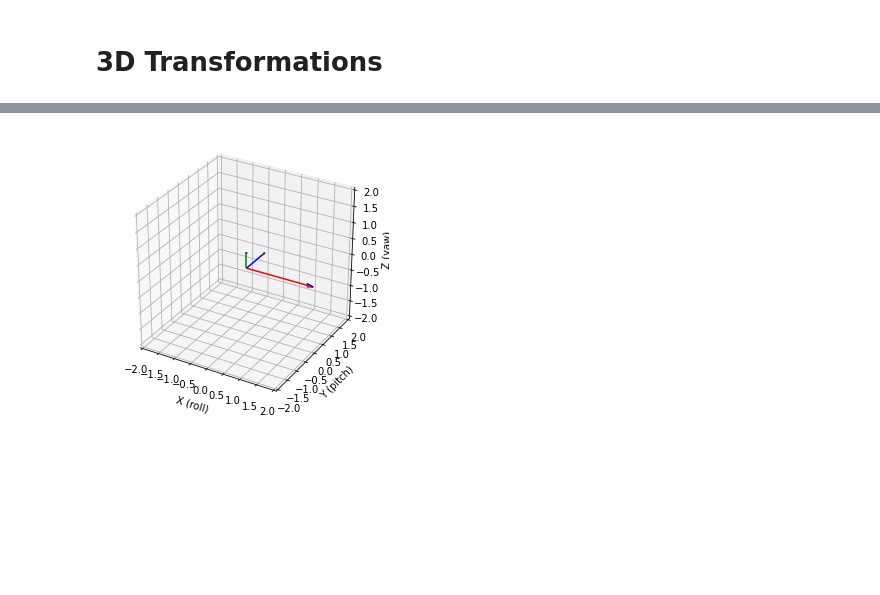
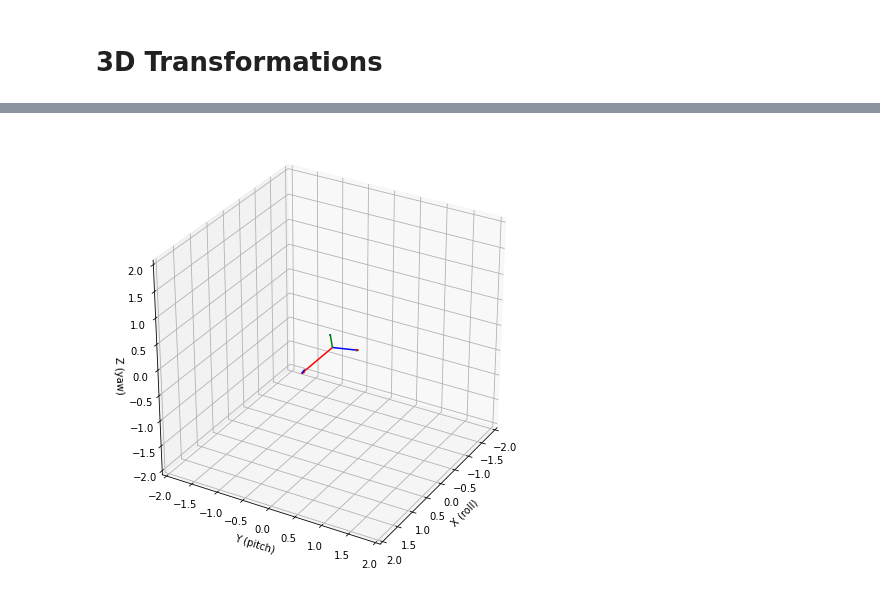
Before and after one commit to krissydolor/Linear-Algebra, a Jupyter notebook: Lab 10 - Linear Transformations/LinAlg Lab 10.ipynb, the cells around one changed output, grey strips where cells are left out. Cells and saved outputs as stored; diff of their text form; code cells hidden in the pictures; blank space fills up the shorter version.

```diff
--- a/Lab 10 - Linear Transformations/LinAlg Lab 10.ipynb
+++ b/Lab 10 - Linear Transformations/LinAlg Lab 10.ipynb
@@ -152,9 +210,10 @@ plot_quiv(A, r_mat)
 # %% [markdown]
 # 3D Transformations
 # %%
-def plot_3d_quiv(x, t_mat=np.eye(3)):
-    x_prime = x @ t_mat
-    fig = plt.figure(figsize=(5,5))
+def plot_3d_quiv(x, azimuth=0, elevation=0):
+#     x_prime = x @ t_mat
+#     print(x_prime)
+    fig = plt.figure(figsize=(8,8))
     ax1 = fig.gca(projection='3d')
     ax1.set_xlim([-2, 2])
     ax1.set_ylim([-2, 2])
@@ -164,9 +223,10 @@ def plot_3d_quiv(x, t_mat=np.eye(3)):
     ax1.set_zlabel("Z (yaw)")
 
     origin = (0,0,0)
-    ax1.quiver(origin, origin, origin, x_prime[:,0], x_prime[:,1], x_prime[:,2],
+    ax1.quiver(origin, origin, origin, x[0,:], x[1,:], x[2,:],
                arrow_length_ratio=0.1, colors=['red','blue','green'])
     plt.grid()
+    ax1.view_init(azim=azimuth, elev=elevation)
     plt.show()
 # %%
 X = np.eye(3)
@@ -181,6 +241,6 @@ plot_3d_quiv(X, t_mat)
 # %%
-def rot_matrix_3d(theta1, theta2, theta3):
-    alpha = [np.deg2rad(theta1), np.deg2rad(theta2), np.deg2rad(theta3)]
+def rot_matrix_3d(roll, pitch, yaw):
+    alpha = [np.deg2rad(roll), np.deg2rad(pitch), np.deg2rad(yaw)]
     roll = np.array([
         [1,0,0],
         [0, np.cos(alpha[0]), -np.sin(alpha[0])],
@@ -199,12 +259,13 @@ def rot_matrix_3d(theta1, theta2, theta3):
     res = roll @ pitch @ yaw
     return roll, pitch, yaw, res
 # %%
-r_x, r_y, r_z, r_mat = rot_matrix_3d(0,0,0)
+r_x, r_y, r_z, r_mat = rot_matrix_3d(roll=10,pitch=-0,yaw=0)
 M = np.array([
     [2,0,0],
     [0,1,0],
     [0,0,0.5]
 ])
-plot_3d_quiv(M, r_mat)
+# scale = 1.5*np.eye(3)
+plot_3d_quiv(0.5*r_mat@M, 30,30)
 # %% [output]
-[figure, old version]
+[figure, new version]
```
Also changed, not shown: parts of 16 cells of this notebook.
